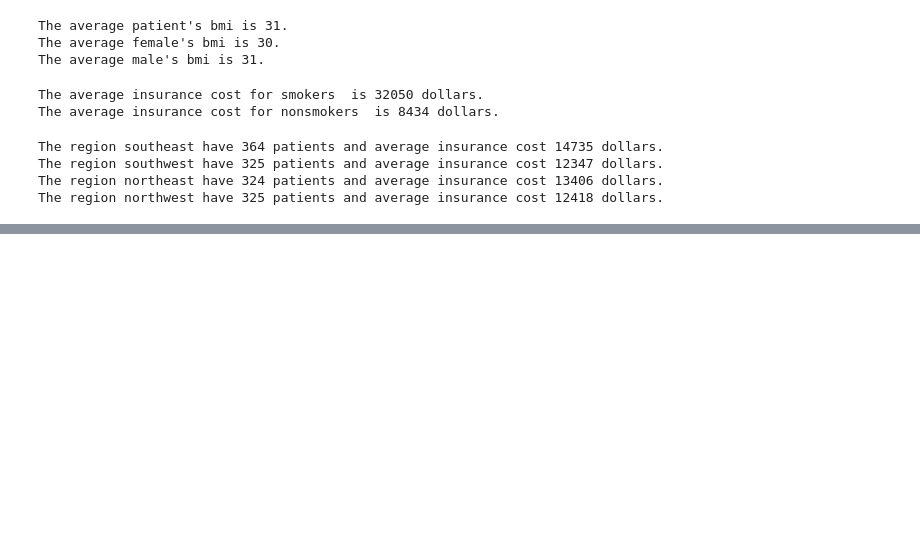
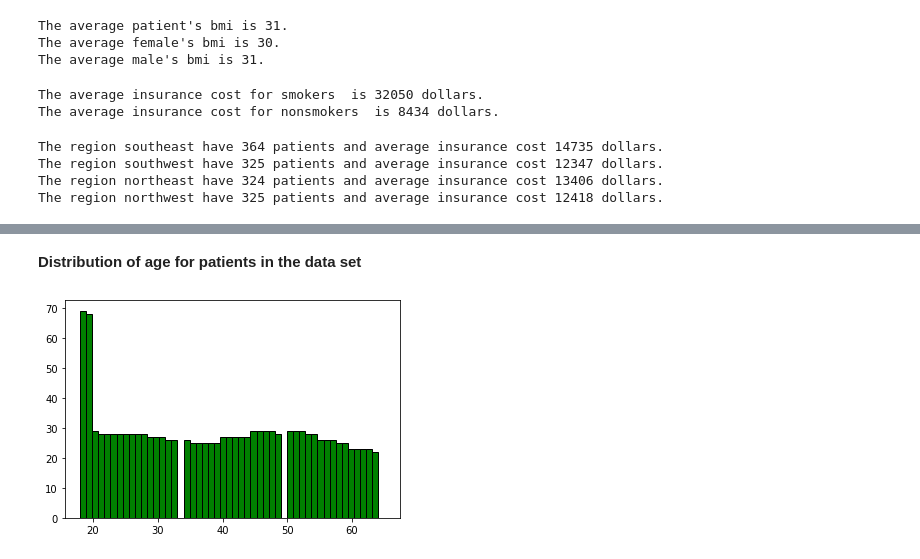
Before and after one commit to 82-petru/Python_Fundamentals, a Jupyter notebook: us-medical-insurance-costs.ipynb, the cells around one changed output, grey strips where cells are left out. Drawn from its saved outputs; the diff is of its cells as text; code cells hidden in the pictures; blank space fills up the shorter version.

```diff
--- a/us-medical-insurance-costs.ipynb
+++ b/us-medical-insurance-costs.ipynb
@@ -194,0 +230,7 @@ for num in range(6):
+# %% [markdown]
+**Distribution of age for patients in the data set**
+# %%
+plt.hist(df['age'], edgecolor = 'black', bins = 50, color = "green", range = (18, 65))
+plt.show()
+# %% [output]
+[figure, added]
```
Also changed, not shown: parts of 20 cells of this notebook.
